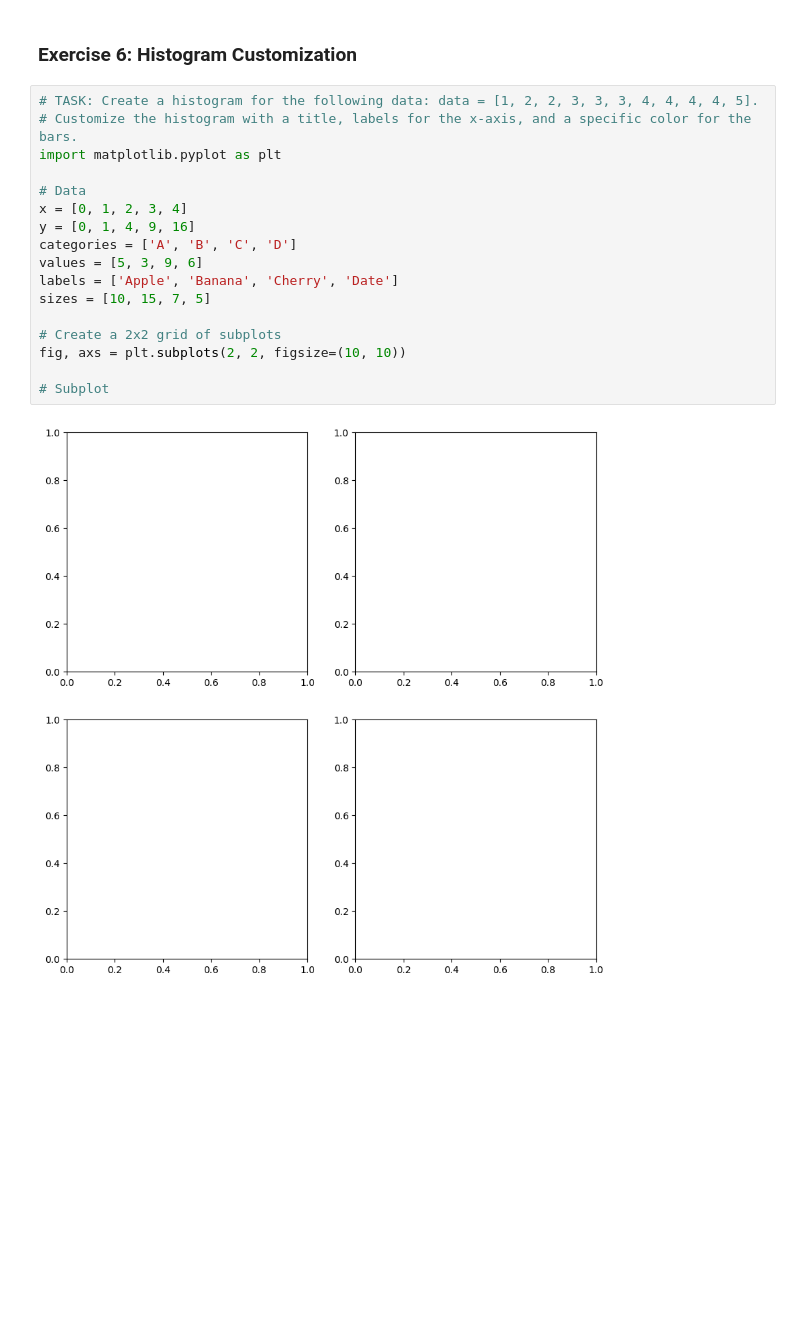
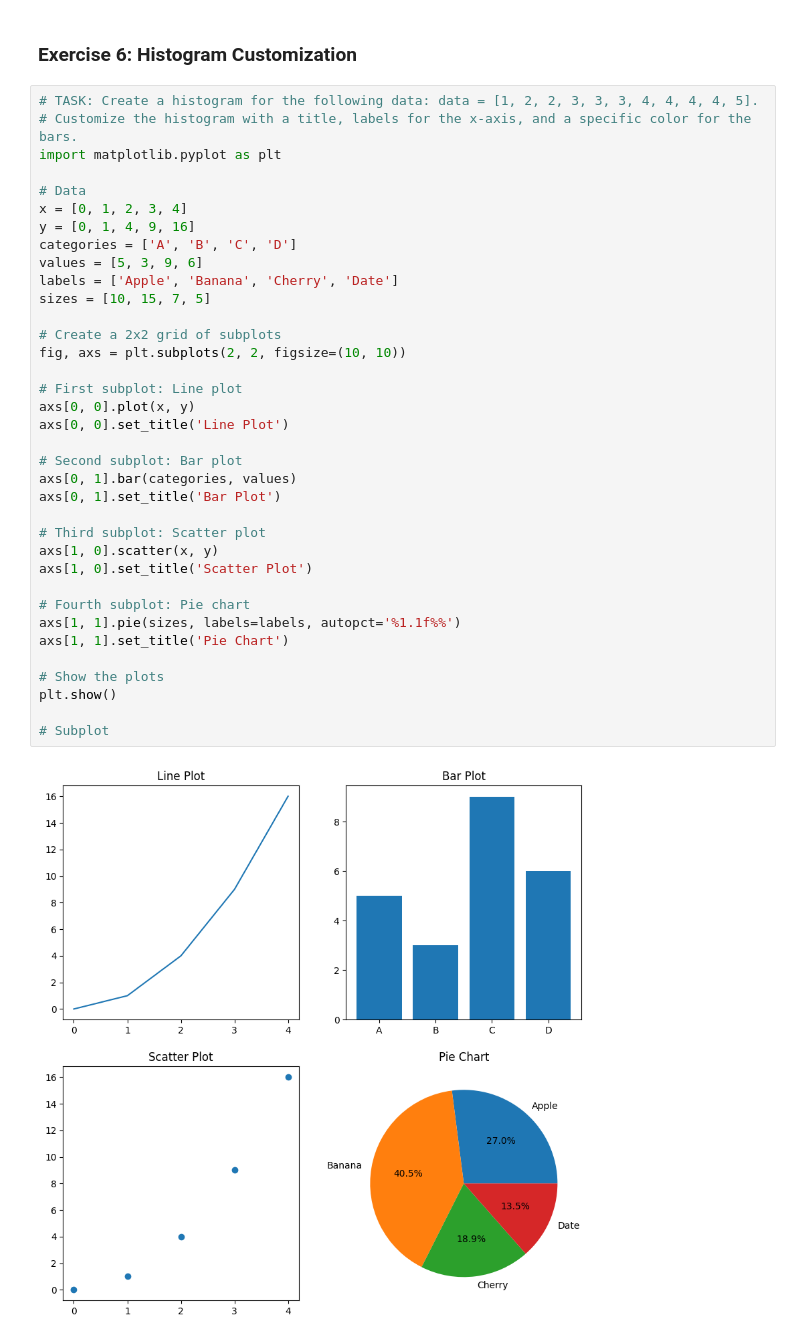
Before and after one commit to Akshay527922t/python-jupyter-template, a Jupyter notebook: src/6-histogram.ipynb, the cells around one changed output. Drawn from its saved outputs; the diff is of its cells as text; blank space fills up the shorter version.

```diff
--- a/src/6-histogram.ipynb
+++ b/src/6-histogram.ipynb
@@ -3,19 +3,38 @@
 # %%
 # TASK: Create a histogram for the following data: data = [1, 2, 2, 3, 3, 3, 4, 4, 4, 4, 5].
 # Customize the histogram with a title, labels for the x-axis, and a specific color for the bars.
 import matplotlib.pyplot as plt
 
 # Data
 x = [0, 1, 2, 3, 4]
 y = [0, 1, 4, 9, 16]
 categories = ['A', 'B', 'C', 'D']
 values = [5, 3, 9, 6]
 labels = ['Apple', 'Banana', 'Cherry', 'Date']
 sizes = [10, 15, 7, 5]
 
 # Create a 2x2 grid of subplots
 fig, axs = plt.subplots(2, 2, figsize=(10, 10))
 
+# First subplot: Line plot
+axs[0, 0].plot(x, y)
+axs[0, 0].set_title('Line Plot')
+
+# Second subplot: Bar plot
+axs[0, 1].bar(categories, values)
+axs[0, 1].set_title('Bar Plot')
+
+# Third subplot: Scatter plot
+axs[1, 0].scatter(x, y)
+axs[1, 0].set_title('Scatter Plot')
+
+# Fourth subplot: Pie chart
+axs[1, 1].pie(sizes, labels=labels, autopct='%1.1f%%')
+axs[1, 1].set_title('Pie Chart')
+
+# Show the plots
+plt.show()
+
 # Subplot
 # %% [output]
-[figure, old version]
+[figure, new version]
```
Also changed, not shown: 4 other files.
